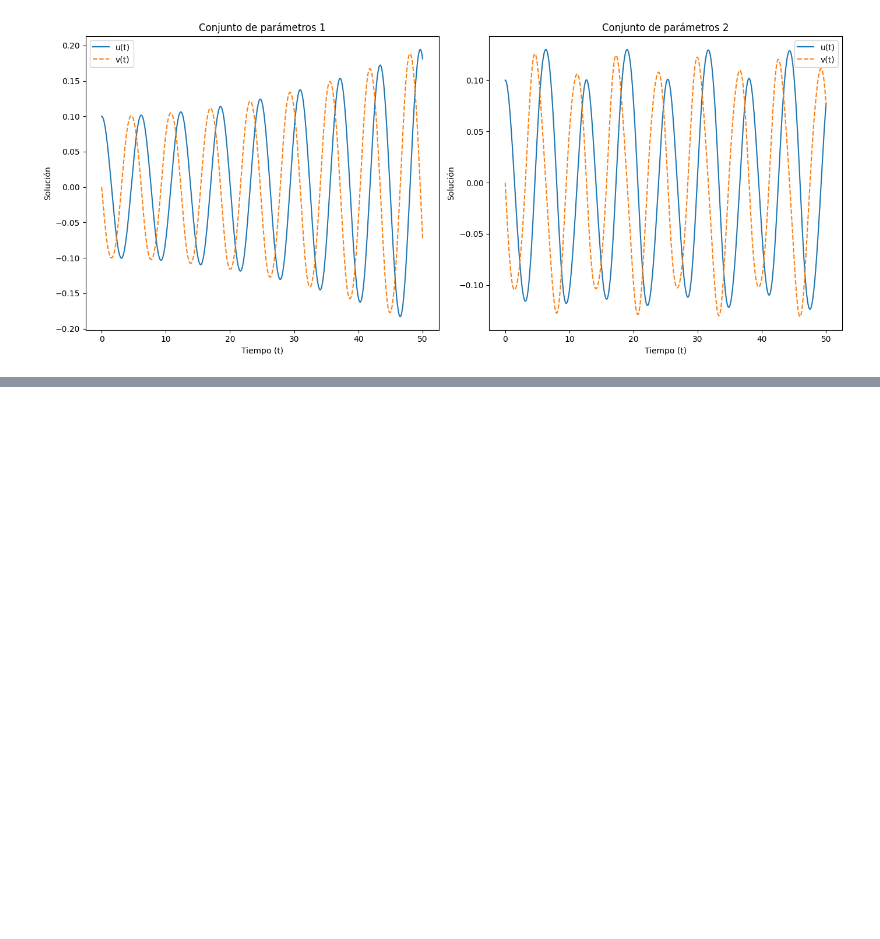
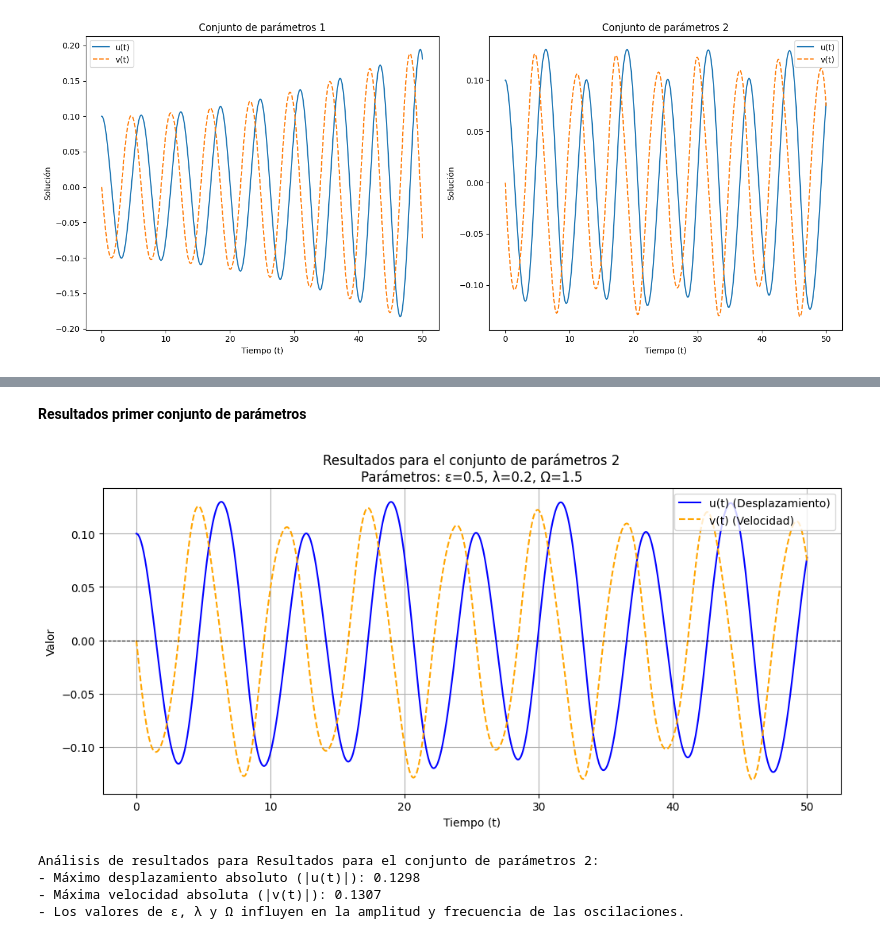
Before and after one commit to macaluzate/Tarea3-Canavera-Martin, a Jupyter notebook: Tarea3.ipynb, the cells around one changed output, grey strips where cells are left out. Saved outputs shown, nothing was run; the diff lists cells and outputs as text; code cells hidden in the pictures; blank space fills up the shorter version.

```diff
--- a/Tarea3.ipynb
+++ b/Tarea3.ipynb
@@ -104,0 +145,10 @@ plt.show()
+# %% [markdown]
+**Resultados primer conjunto de parámetros**
+# %%
+plot_and_analyze_results(solution_2, params_set_2, "Resultados para el conjunto de parámetros 2")
+# %% [output]
+[figure, added]
+Análisis de resultados para Resultados para el conjunto de parámetros 2:
+- Máximo desplazamiento absoluto (|u(t)|): 0.1298
+- Máxima velocidad absoluta (|v(t)|): 0.1307
+- Los valores de ε, λ y Ω influyen en la amplitud y frecuencia de las oscilaciones.
```
Also changed, not shown: parts of 4 cells of this notebook.
